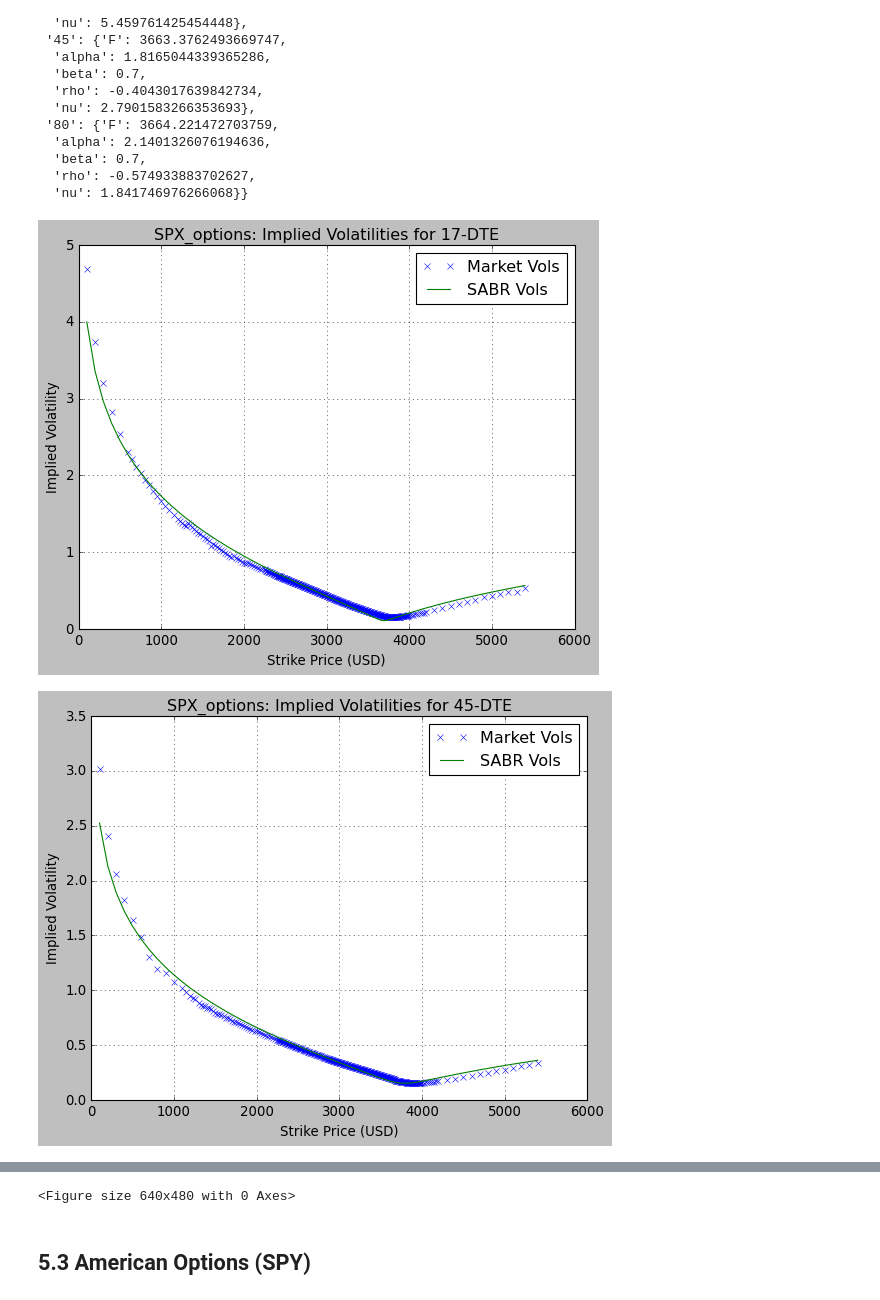
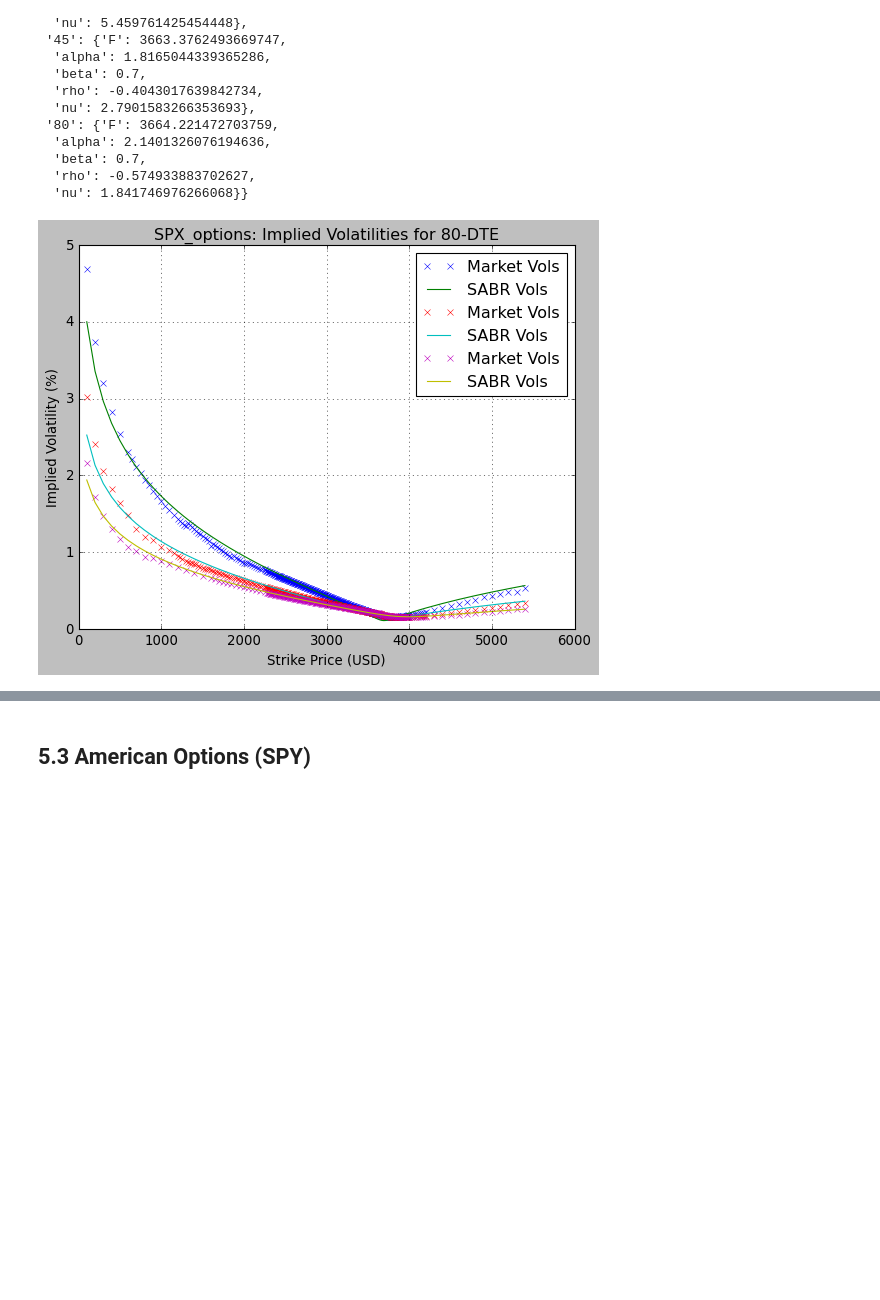
Before and after one commit to andreignatius/stochastic-calculus, a Jupyter notebook: model_calibration/model_calibration.ipynb, the cells around one changed output, grey strips where cells are left out. Saved outputs shown, nothing was run; the diff lists cells and outputs as text; code cells hidden in the pictures; blank space fills up the shorter version.

Commit message:
fix interpolation and savefig

```diff
--- a/model_calibration/model_calibration.ipynb
+++ b/model_calibration/model_calibration.ipynb
@@ -208,15 +204,12 @@ DD_params_by_dte_dict
  '80': {'sigma': 0.19374721854522414, 'beta': 1.0448630064322663e-06}}
 # %%
 for day_to_expiry, df_vol in implied_vol_dict_spx.items():
-  # sigma
-  sigma_put = df_vol[df_vol['options_type'] == 'put'].iloc[-1].impliedvol
-  sigma_call = df_vol[df_vol['options_type'] == 'call'].iloc[0].impliedvol
-  sigma = 0.5 * (sigma_put + sigma_call)
 
   rates = df_rates_processed.loc[int(day_to_expiry)]['rate_decimal']
   T = float(day_to_expiry) / 365
   params = DD_params_by_dte_dict[day_to_expiry]
   beta = params['beta']
+  sigma = params['sigma']
 
   ddvols = []
   for i, K in enumerate(df_vol['strike']):
@@ -231,10 +224,10 @@ for day_to_expiry, df_vol in implied_vol_dict_spx.items():
   plt.title('SPX_options: Implied Volatilities for {}-DTE'.format(day_to_expiry))
   plt.plot(df_vol['strike'], df_vol['impliedvol'], 'x', label='Market Vols')
   plt.plot(df_vol['strike'], ddvols, label='DD Vols')
+
   plt.grid()
   plt.xlabel('Strike Price (USD)')
-  plt.ylabel('Implied Volatility')
+  plt.ylabel('Implied Volatility (%)')
   plt.legend()
-  plt.show()
-  plt.savefig(f'spx_options_{day_to_expiry}_dd_vols.jpeg')
+  plt.savefig(f'dd_vols_spx_options_{day_to_expiry}.jpeg')
 # %% [output]
@@ -248,14 +238,11 @@ for day_to_expiry, df_vol in implied_vol_dict_spx.items():
 DD_params_by_dte_dict = {}
 
 for day_to_expiry, df_vol in implied_vol_dict_spy.items():
-  # sigma
-  sigma_put = df_vol[df_vol['options_type'] == 'put'].iloc[-1].impliedvol
-  sigma_call = df_vol[df_vol['options_type'] == 'call'].iloc[0].impliedvol
-  sigma = 0.5 * (sigma_put + sigma_call)
-  # others
+
   rates = df_rates_processed.loc[int(day_to_expiry)]['rate_decimal']
   T = float(day_to_expiry) / 365
   S = S_SPY
+  sigma = np.interp(S,df_vol.iloc[:, 0],df_vol.iloc[:, 1])
 
   initial_guess = [0.96] # beta
   res = least_squares(lambda x: calculate_DD_vol_err(x,
@@ -278,14 +265,11 @@ DD_params_by_dte_dict
 # %%
 for day_to_expiry, df_vol in implied_vol_dict_spy.items():
-  # sigma
-  sigma_put = df_vol[df_vol['options_type'] == 'put'].iloc[-1].impliedvol
-  sigma_call = df_vol[df_vol['options_type'] == 'call'].iloc[0].impliedvol
-  sigma = 0.5 * (sigma_put + sigma_call)
 
   rates = df_rates_processed.loc[int(day_to_expiry)]['rate_decimal']
   T = float(day_to_expiry) / 365
   params = DD_params_by_dte_dict[day_to_expiry]
   beta = params['beta']
+  sigma = params['sigma']
 
   ddvols = []
   for i, K in enumerate(df_vol['strike']):
@@ -303,8 +287,7 @@ for day_to_expiry, df_vol in implied_vol_dict_spy.items():
 
   plt.grid()
   plt.xlabel('Strike Price (USD)')
-  plt.ylabel('Implied Volatility')
+  plt.ylabel('Implied Volatility (%)')
   plt.legend()
-  plt.show()
-  plt.savefig(f'spy_options_{day_to_expiry}_dd_vols.jpeg')
+  plt.savefig(f'dd_vols_spy_options_{day_to_expiry}.jpeg')
 # %% [output]
@@ -390,24 +370,22 @@ SABR_params_by_dte_dict
 # %%
 for day_to_expiry, df_vol in implied_vol_dict_spx.items():
   rates = df_rates_processed.loc[int(day_to_expiry)]['rate_decimal']
   T = float(day_to_expiry) / 365
   F = S_SPX * np.exp(rates * T)
   params = SABR_params_by_dte_dict[day_to_expiry]
 
   sabrvols = []
   for K in df_vol['strike']:
       sabrvols.append(SABR_model(F, K, T, params['alpha'], beta, params['rho'], params['nu']))
 
   plt.title('SPX_options: Implied Volatilities for {}-DTE'.format(day_to_expiry))
   plt.plot(df_vol['strike'], df_vol['impliedvol'], 'x', label='Market Vols')
   plt.plot(df_vol['strike'], sabrvols, label='SABR Vols')
 
   plt.grid()
   plt.xlabel('Strike Price (USD)')
-  plt.ylabel('Implied Volatility')
+  plt.ylabel('Implied Volatility (%)')
   plt.legend()
-  plt.show()
-  plt.savefig(f'spx_options_{day_to_expiry}_sabr_vols.jpeg')
+  plt.savefig(f'sabr_vols_spx_options_{day_to_expiry}.jpeg')
 # %% [output]
-[figure, old version]
+[figure, new version]
-[figure, removed]
@@ -415,4 +392,3 @@ for day_to_expiry, df_vol in implied_vol_dict_spx.items():
-<Figure size 640x480 with 0 Axes>
 # %% [markdown]
 ## 5.3 American Options (SPY)
 # %%
```
Also changed, not shown: parts of 7 cells of this notebook.
